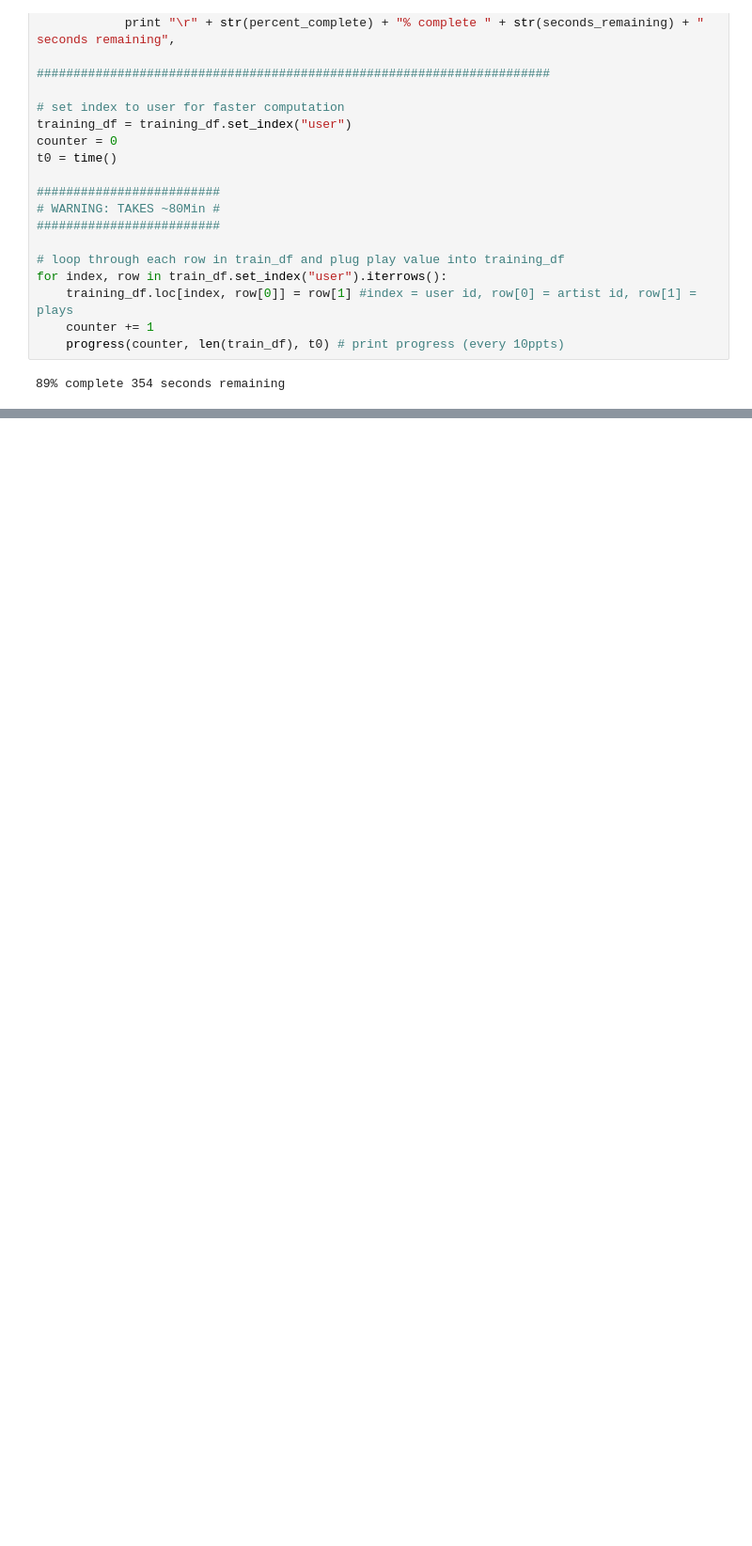
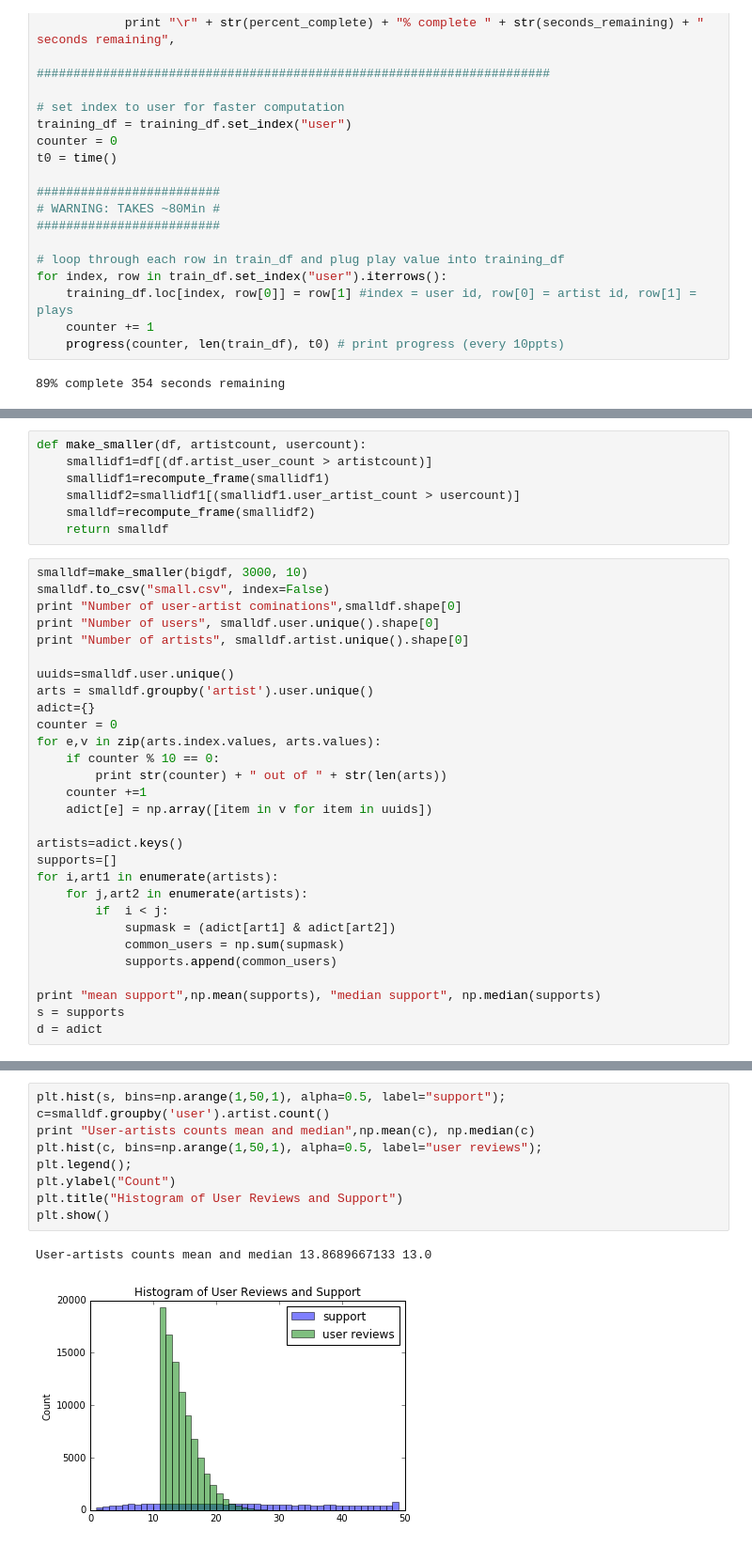
Before and after one commit to twkillian/cs181_practicals, a Jupyter notebook: Practical 3/Practical 3 AJP.ipynb, the cells around one changed output, grey strips where cells are left out. Shown at 94% size. Saved outputs shown, nothing was run; the diff lists cells and outputs as text; blank space fills up the shorter version.

```diff
--- a/Practical 3/Practical 3 AJP.ipynb
+++ b/Practical 3/Practical 3 AJP.ipynb
@@ -162,0 +210,36 @@ for index, row in train_df.set_index("user").iterrows():
+# %%
+def make_smaller(df, artistcount, usercount):
+    smallidf1=df[(df.artist_user_count > artistcount)]
+    smallidf1=recompute_frame(smallidf1)
+    smallidf2=smallidf1[(smallidf1.user_artist_count > usercount)]
+    smalldf=recompute_frame(smallidf2)
+    return smalldf
+# %%
+smalldf=make_smaller(bigdf, 3000, 10)
+smalldf.to_csv("small.csv", index=False)
+print "Number of user-artist cominations",smalldf.shape[0]
+print "Number of users", smalldf.user.unique().shape[0]
+print "Number of artists", smalldf.artist.unique().shape[0]
+
+uuids=smalldf.user.unique()
+arts = smalldf.groupby('artist').user.unique()
+adict={}
+counter = 0
+for e,v in zip(arts.index.values, arts.values):
+    if counter % 10 == 0:
+        print str(counter) + " out of " + str(len(arts))
+    counter +=1
+    adict[e] = np.array([item in v for item in uuids])
+
+artists=adict.keys()
+supports=[]
+for i,art1 in enumerate(artists):
+    for j,art2 in enumerate(artists):
+        if  i < j:
+            supmask = (adict[art1] & adict[art2])
+            common_users = np.sum(supmask)
+            supports.append(common_users)
+
+print "mean support",np.mean(supports), "median support", np.median(supports)
+s = supports
+d = adict
@@ -162,0 +264,12 @@ for index, row in train_df.set_index("user").iterrows():
+# %%
+plt.hist(s, bins=np.arange(1,50,1), alpha=0.5, label="support");
+c=smalldf.groupby('user').artist.count()
+print "User-artists counts mean and median",np.mean(c), np.median(c)
+plt.hist(c, bins=np.arange(1,50,1), alpha=0.5, label="user reviews");
+plt.legend();
+plt.ylabel("Count")
+plt.title("Histogram of User Reviews and Support")
+plt.show()
+# %% [output]
+User-artists counts mean and median 13.8689667133 13.0
+[figure, added]
```
Also changed, not shown: parts of 10 cells of this notebook.
